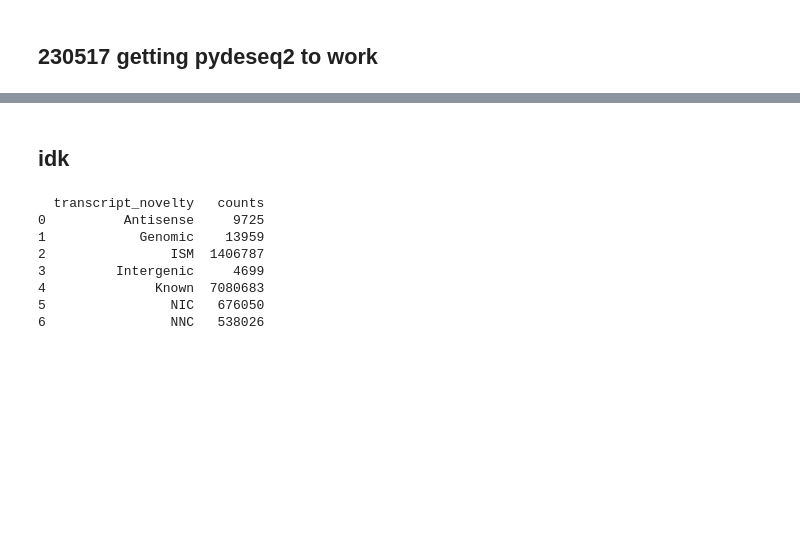
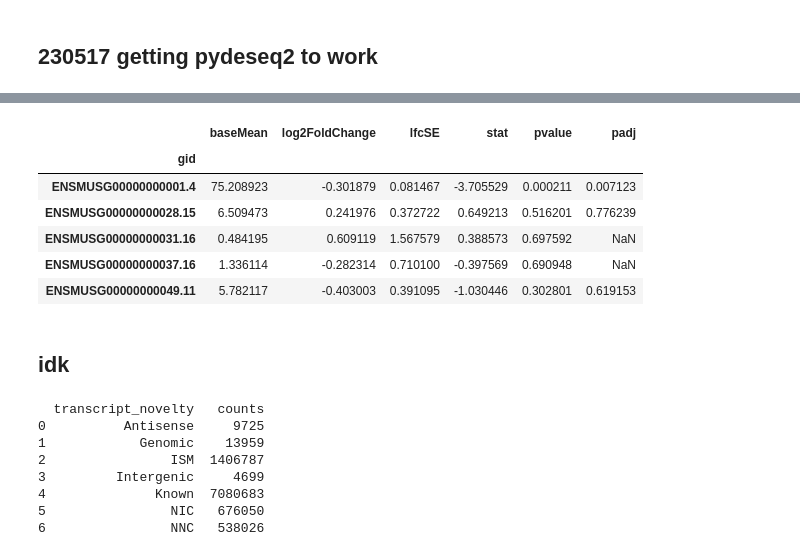
Before and after one commit to gfilimban/modelad_pipeline, a Jupyter notebook: dev.ipynb, the cells around one changed output, grey strips where cells are left out. Saved outputs shown, nothing was run; the diff lists cells and outputs as text; code cells hidden in the pictures; blank space fills up the shorter version.

```diff
--- a/dev.ipynb
+++ b/dev.ipynb
@@ -211,3 +103,15 @@ Fitting LFCs...
+# %%
+df = stat_res.results_df
+# %%
+df.head()
+# %% [output]
+|  | baseMean | log2FoldChange | lfcSE | stat | pvalue | padj |
+| gid |  |  |  |  |  |  |
+| ENSMUSG00000000001.4 | 75.208923 | -0.301879 | 0.081467 | -3.705529 | 0.000211 | 0.007123 |
+| ENSMUSG00000000028.15 | 6.509473 | 0.241976 | 0.372722 | 0.649213 | 0.516201 | 0.776239 |
+| ENSMUSG00000000031.16 | 0.484195 | 0.609119 | 1.567579 | 0.388573 | 0.697592 | NaN |
+| ENSMUSG00000000037.16 | 1.336114 | -0.282314 | 0.710100 | -0.397569 | 0.690948 | NaN |
+| ENSMUSG00000000049.11 | 5.782117 | -0.403003 | 0.391095 | -1.030446 | 0.302801 | 0.619153 |
 # %% [markdown]
 ## idk
 # %%
```
Also changed, not shown: parts of 23 cells of this notebook, 5 other files.
